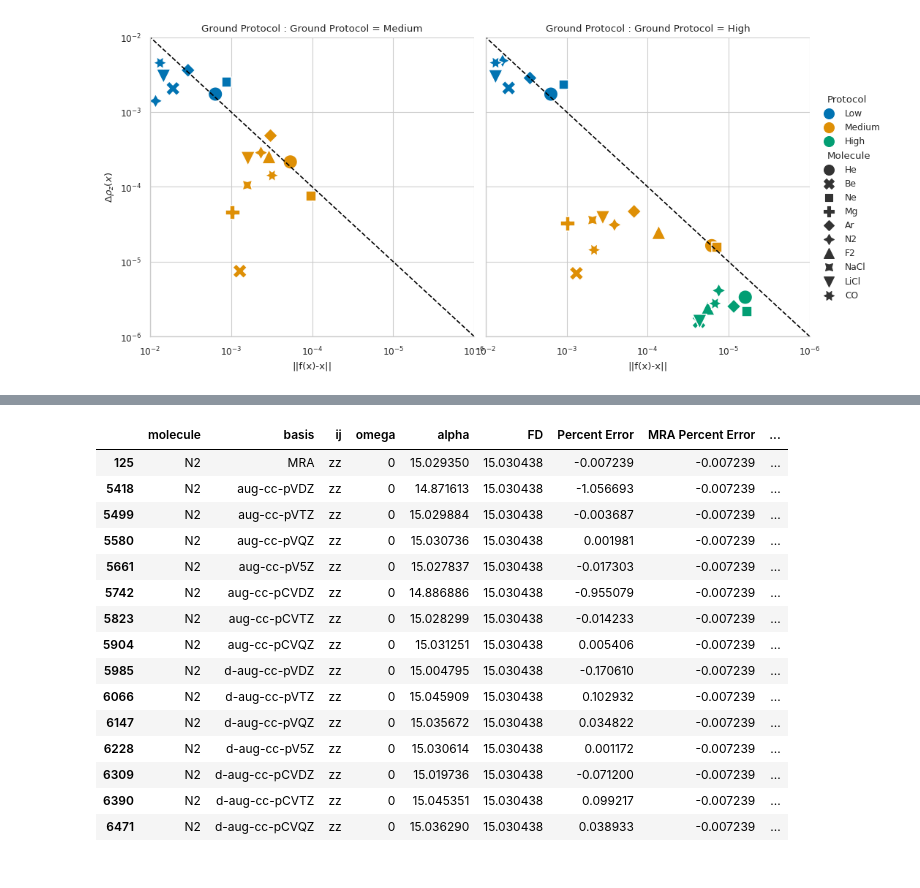
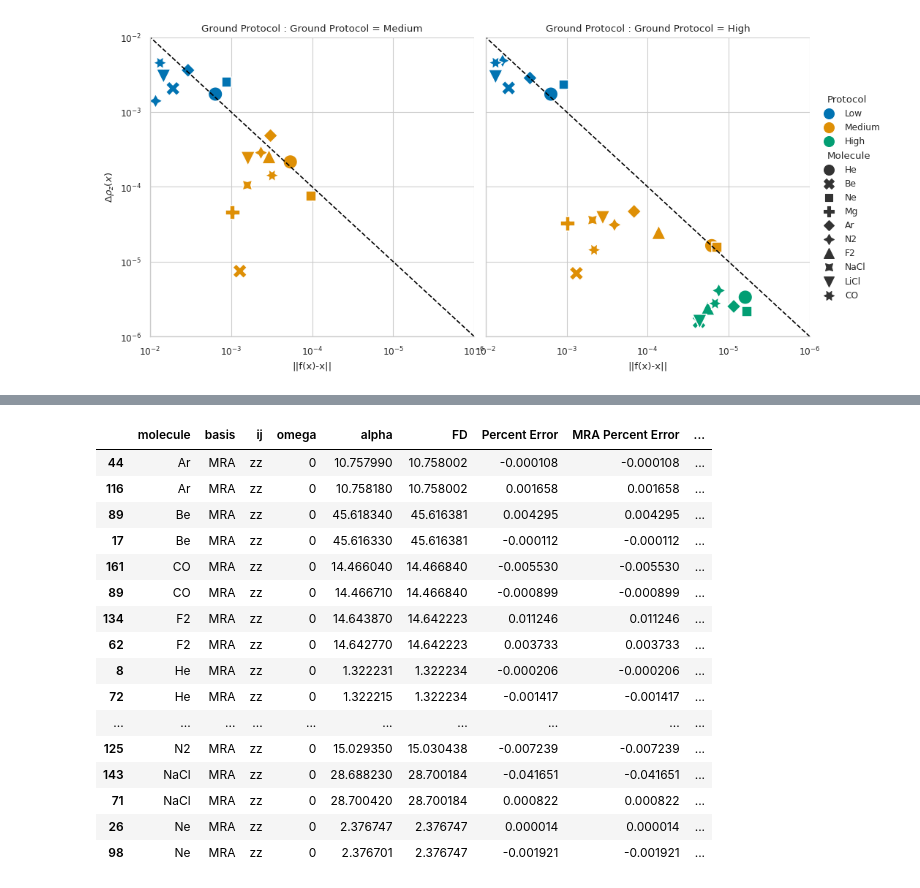
Before and after one commit to ahurta92/QuantumResponsePro, a Jupyter notebook: examples/PolarizabilityPaper/ConvergenceAnalysis.ipynb, the cells around one changed output, grey strips where cells are left out. Cells and saved outputs as stored; diff of their text form; code cells hidden in the pictures.

```diff
--- a/examples/PolarizabilityPaper/ConvergenceAnalysis.ipynb
+++ b/examples/PolarizabilityPaper/ConvergenceAnalysis.ipynb
@@ -205,8 +205,8 @@ double_polarized = ['d-aug-cc-pCVDZ', 'd-aug-cc-pCVTZ', 'd-aug-cc-pCVQZ']
 all_basis_sets = single + single_polarized+ double  + double_polarized
 # %%
 low_data=PolarizabilityData(mols,'hf','dipole',all_basis_sets,october_absolute_kain_path.joinpath
-('low-low'))
+('low-low'),overwrite=False)
 high_data=PolarizabilityData(mols,'hf','dipole',all_basis_sets,october_absolute_kain_path
                                 .joinpath
-('low-low'))
+('high-high'),overwrite=False)
 # %% [output]
@@ -230,25 +225,11 @@ Could not initialize eigen_diff
 # %%
-def create_z_data(data):
 
-    z_data = data.polar_data.query('ij=="zz"').copy()
-    z_data['FD'] = z_data.apply(lambda x: fd_data.query('Molecule=="{}"'.format(x.molecule))['FD']
-                                .values[0], axis=1)
-    # compute the percent error relative to the FD value
-    z_data['Percent Error'] = z_data.apply(lambda x: (x['alpha']-x['FD'])/x['FD']*100, axis=1)
-    # create a column which includes the MRA Percent error for each molecule
-    z_data['MRA Percent Error'] = z_data.apply(lambda x: z_data.query('molecule=="{}"'.format(x.molecule))
-    ['Percent Error'].values[0], axis=1)
-    z_data['Absolute Percent Error'] = z_data.apply(lambda x: abs(x['Percent Error']), axis=1)
-    # make a column to indicate basis is MRA or orther
-    z_data['MRA'] = z_data.apply(lambda x: 'Other' if x['basis'] in all_basis_sets else 'MRA',
-                                 axis=1)
-
-    z_data=z_data.query('omega==0')
-    return z_data
-
-
-
-z_data=create_z_data(low_data)
+low_z_data=create_z_data(low_data)
+# create Protocol column
+low_z_data['Protocol']='Medium'
+high_z_data=create_z_data(high_data)
+high_z_data['Protocol']='High'
+z_data=pd.concat([low_z_data,high_z_data])
 z_data
 # %% [output]
 |  | molecule | basis | ij | omega | alpha | FD | Percent Error | MRA Percent Error | ... |
@@ -309,19 +256,20 @@ z_abs_error_plot.fig.savefig(paper_path.joinpath('z_abs_error.png'),dpi=600)
 # %%
-z_data.query('molecule=="N2"')
+z_data.query('basis=="MRA"').sort_values('molecule')
 # %% [output]
 |  | molecule | basis | ij | omega | alpha | FD | Percent Error | MRA Percent Error | ... |
+| 44 | Ar | MRA | zz | 0 | 10.757990 | 10.758002 | -0.000108 | -0.000108 | ... |
+| 116 | Ar | MRA | zz | 0 | 10.758180 | 10.758002 | 0.001658 | 0.001658 | ... |
+| 89 | Be | MRA | zz | 0 | 45.618340 | 45.616381 | 0.004295 | 0.004295 | ... |
+| 17 | Be | MRA | zz | 0 | 45.616330 | 45.616381 | -0.000112 | -0.000112 | ... |
+| 161 | CO | MRA | zz | 0 | 14.466040 | 14.466840 | -0.005530 | -0.005530 | ... |
+| 89 | CO | MRA | zz | 0 | 14.466710 | 14.466840 | -0.000899 | -0.000899 | ... |
+| 134 | F2 | MRA | zz | 0 | 14.643870 | 14.642223 | 0.011246 | 0.011246 | ... |
+| 62 | F2 | MRA | zz | 0 | 14.642770 | 14.642223 | 0.003733 | 0.003733 | ... |
+| 8 | He | MRA | zz | 0 | 1.322231 | 1.322234 | -0.000206 | -0.000206 | ... |
+| 72 | He | MRA | zz | 0 | 1.322215 | 1.322234 | -0.001417 | -0.001417 | ... |
+| ... | ... | ... | ... | ... | ... | ... | ... | ... | ... |
 | 125 | N2 | MRA | zz | 0 | 15.029350 | 15.030438 | -0.007239 | -0.007239 | ... |
-| 5418 | N2 | aug-cc-pVDZ | zz | 0 | 14.871613 | 15.030438 | -1.056693 | -0.007239 | ... |
-| 5499 | N2 | aug-cc-pVTZ | zz | 0 | 15.029884 | 15.030438 | -0.003687 | -0.007239 | ... |
-| 5580 | N2 | aug-cc-pVQZ | zz | 0 | 15.030736 | 15.030438 | 0.001981 | -0.007239 | ... |
-| 5661 | N2 | aug-cc-pV5Z | zz | 0 | 15.027837 | 15.030438 | -0.017303 | -0.007239 | ... |
-| 5742 | N2 | aug-cc-pCVDZ | zz | 0 | 14.886886 | 15.030438 | -0.955079 | -0.007239 | ... |
-| 5823 | N2 | aug-cc-pCVTZ | zz | 0 | 15.028299 | 15.030438 | -0.014233 | -0.007239 | ... |
-| 5904 | N2 | aug-cc-pCVQZ | zz | 0 | 15.031251 | 15.030438 | 0.005406 | -0.007239 | ... |
-| 5985 | N2 | d-aug-cc-pVDZ | zz | 0 | 15.004795 | 15.030438 | -0.170610 | -0.007239 | ... |
-| 6066 | N2 | d-aug-cc-pVTZ | zz | 0 | 15.045909 | 15.030438 | 0.102932 | -0.007239 | ... |
-| 6147 | N2 | d-aug-cc-pVQZ | zz | 0 | 15.035672 | 15.030438 | 0.034822 | -0.007239 | ... |
-| 6228 | N2 | d-aug-cc-pV5Z | zz | 0 | 15.030614 | 15.030438 | 0.001172 | -0.007239 | ... |
-| 6309 | N2 | d-aug-cc-pCVDZ | zz | 0 | 15.019736 | 15.030438 | -0.071200 | -0.007239 | ... |
-| 6390 | N2 | d-aug-cc-pCVTZ | zz | 0 | 15.045351 | 15.030438 | 0.099217 | -0.007239 | ... |
-| 6471 | N2 | d-aug-cc-pCVQZ | zz | 0 | 15.036290 | 15.030438 | 0.038933 | -0.007239 | ... |
+| 143 | NaCl | MRA | zz | 0 | 28.688230 | 28.700184 | -0.041651 | -0.041651 | ... |
+| 71 | NaCl | MRA | zz | 0 | 28.700420 | 28.700184 | 0.000822 | 0.000822 | ... |
+| 26 | Ne | MRA | zz | 0 | 2.376747 | 2.376747 | 0.000014 | 0.000014 | ... |
+| 98 | Ne | MRA | zz | 0 | 2.376701 | 2.376747 | -0.001921 | -0.001921 | ... |
```
Also changed, not shown: parts of 6 cells of this notebook, 8 other files.
